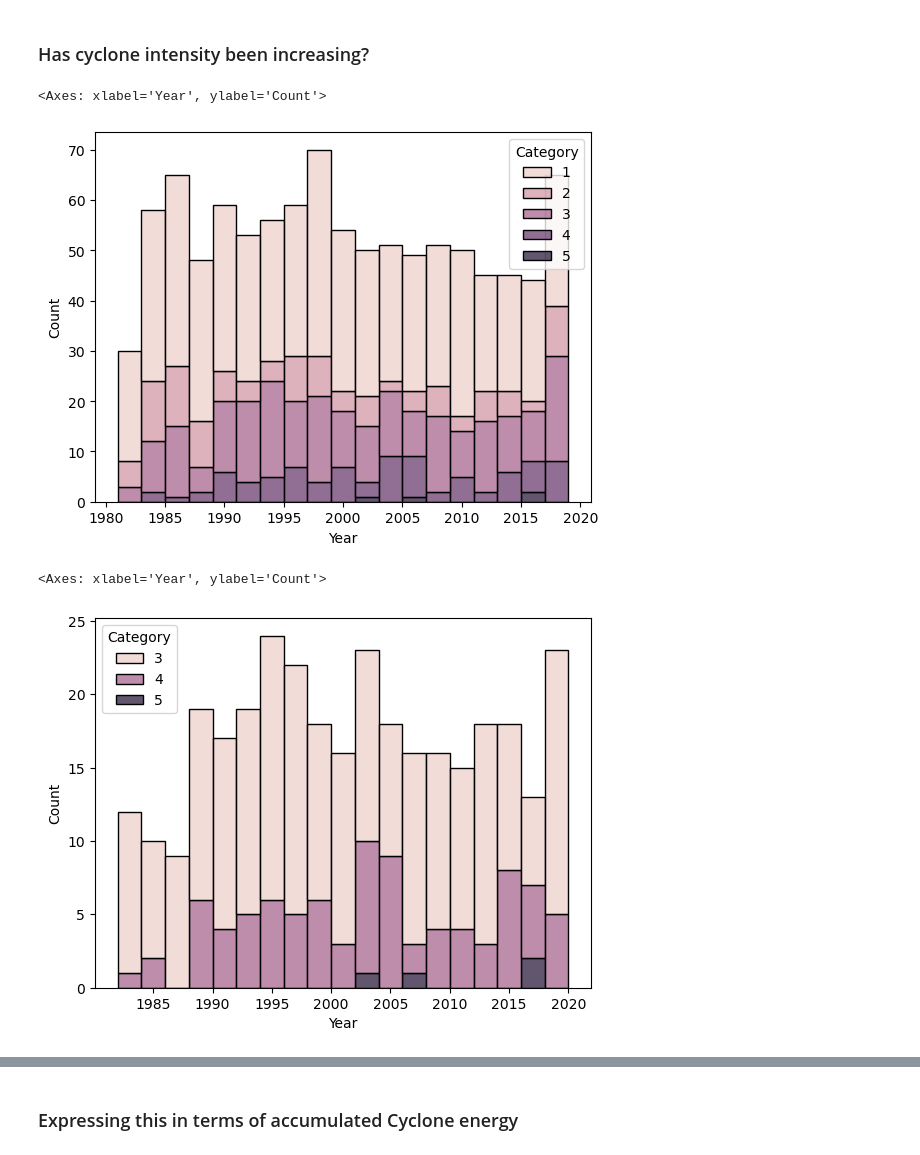
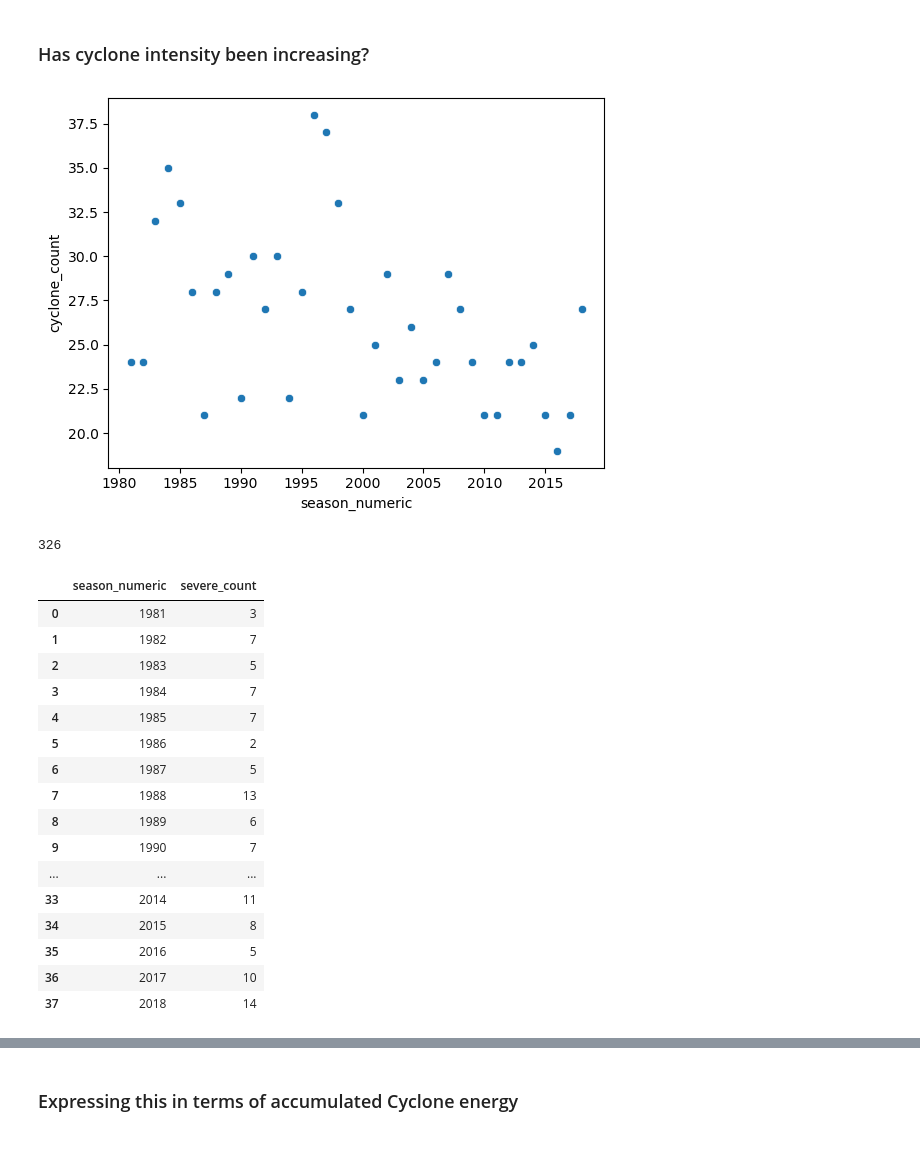
Before and after one commit to sydney-machine-learning/cyclonecategory_GCMs, a Jupyter notebook: Climate Project/albert/notebooks/cyclones.ipynb, the cells around one changed output, grey strips where cells are left out. Cells and saved outputs as stored; diff of their text form; code cells hidden in the pictures.

```diff
--- a/Climate Project/albert/notebooks/cyclones.ipynb
+++ b/Climate Project/albert/notebooks/cyclones.ipynb
@@ -11,28 +13,20 @@ from matplotlib import pyplot as plt
 import cartopy.crs as ccrs
 import cartopy.io.shapereader as shpreader
 # %%
-full_df = pd.read_csv('../cyclone_data/with_ids_full.csv')
+relevant_df = get_cyclone_data(basin=None, min_cat=1, one_per_id=True)
+relevant_df['season_numeric'] = relevant_df['season'].apply(lambda x: int(x.split('-')[0]))
 
-# NOTE: LAT_TENTH IN THE DATAFRAME IS UNSIGNED
+# full_df['longitude'] = full_df.loc[:,'Lon'].apply(lat_long_string_to_float)
+# full_df['longitude'] = full_df.loc[:, 'longitude'].apply(lambda x: x if x > 0 else 360 + x)
+# full_df['latitude'] = full_df.loc[:, 'Lat'].apply(lat_long_string_to_float)
 
-def lat_long_string_to_float(s):
-    num = s.rstrip('NWES')
-    tail = s[len(num):]
-
-    if tail == 'S' or tail == 'W':
-        return -float(num)/10
-    return float(num)/10
-
-
-full_df['longitude'] = full_df.loc[:,'Lon'].apply(lat_long_string_to_float)
-full_df['longitude'] = full_df.loc[:, 'longitude'].apply(lambda x: x if x > 0 else 360 + x)
-full_df['latitude'] = full_df.loc[:, 'Lat'].apply(lat_long_string_to_float)
+# # for plotting
+# full_df.loc[:,'season'] = full_df.loc[:, 'Time'].apply(lambda x: time_to_season((datetime.strptime(x, '%Y-%m-%d %X'))))
+# full_df.loc[:,'Season'] = full_df.loc[:, 'season'].apply(lambda x: int(x.split('-')[0]))
 
 # transform our latitude to overflow past 180 as we are interested in the eastern hemisphere
 # %%
-# only take a subset of columns for now
-relevant_df = full_df.loc[:,["id", "Time", "latitude", "longitude", "Speed(knots)"]]
-relevant_df['Year'] = relevant_df.loc[:,'Time'].apply(lambda dt: float(datetime.strptime(dt, '%Y-%m-%d %X').year))
+# only take a subset of columns for no
 relevant_df
 # NOTE: why is there a cyclone in July? is this a data error?
 # %% [output]
@@ -71,18 +58,31 @@ def get_category(wind_speed_kn):
-# %%
-relevant_df['Peak Wind'] = relevant_df.groupby('id')['Speed(knots)'].transform('max')
-# %%
-relevant_df['Category'] = relevant_df.loc[:,'Peak Wind'].apply(lambda wind_speed: get_category(wind_speed))
 # %%
-one_per_id = relevant_df.drop_duplicates(subset='id')
-sns.histplot(one_per_id, x='Year', hue='Category', multiple="stack", binwidth=2)
-# do not see any strong trend
+cyclone_counts_df = relevant_df.groupby('season_numeric').size().to_frame('cyclone_count').reset_index()
+g = sns.scatterplot(data=cyclone_counts_df, x='season_numeric', y='cyclone_count')
+g.get_figure().savefig('./media/cyclone_plot/all_storms.png')
 # %% [output]
-<Axes: xlabel='Year', ylabel='Count'>
-[figure, old version]
+[figure, new version]
 # %%
 # bit of noise in the cat 1s and 2s so we'll filter them out
-one_per_id_severe = one_per_id.loc[one_per_id.loc[:, 'Category'] >= 3]
-sns.histplot(one_per_id_severe, x='Year', hue='Category', multiple="stack", binwidth=2)
+one_per_id_severe = relevant_df.loc[one_per_id.loc[:, 'category'] >= 3]
+print(one_per_id_severe.shape[0])
+severe_counts_df = one_per_id_severe.groupby('season_numeric').size().to_frame('severe_count').reset_index()
+severe_counts_df
 # %% [output]
-<Axes: xlabel='Year', ylabel='Count'>
+326
-[figure, removed]
+|  | season_numeric | severe_count |
+| 0 | 1981 | 3 |
+| 1 | 1982 | 7 |
+| 2 | 1983 | 5 |
+| 3 | 1984 | 7 |
+| 4 | 1985 | 7 |
+| 5 | 1986 | 2 |
+| 6 | 1987 | 5 |
+| 7 | 1988 | 13 |
+| 8 | 1989 | 6 |
+| 9 | 1990 | 7 |
+| ... | ... | ... |
+| 33 | 2014 | 11 |
+| 34 | 2015 | 8 |
+| 35 | 2016 | 5 |
+| 36 | 2017 | 10 |
+| 37 | 2018 | 14 |
```
Also changed, not shown: parts of 27 cells of this notebook, 25 other files.
